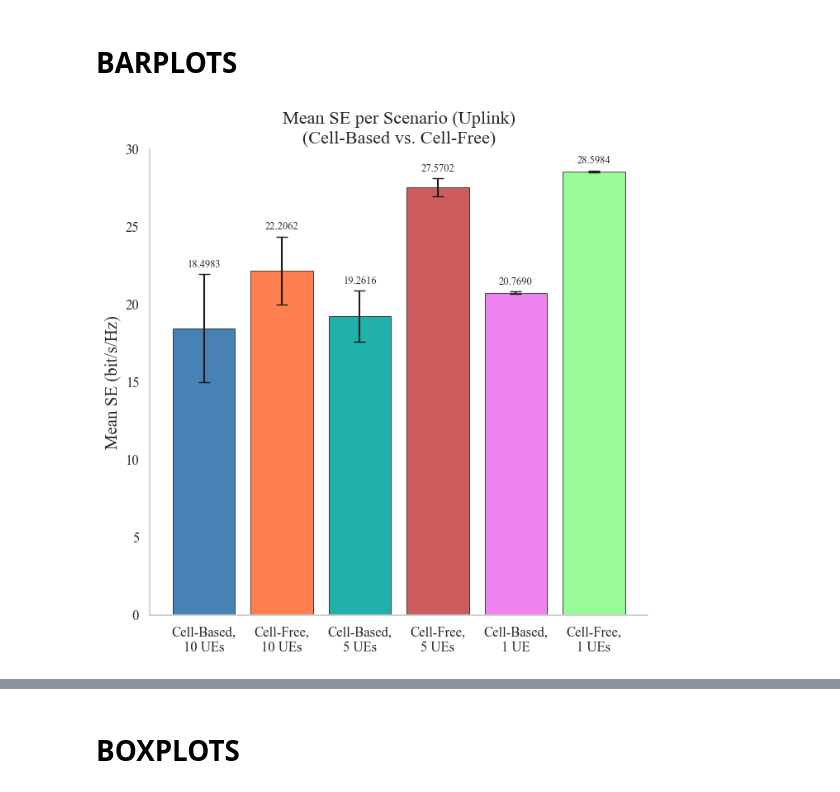
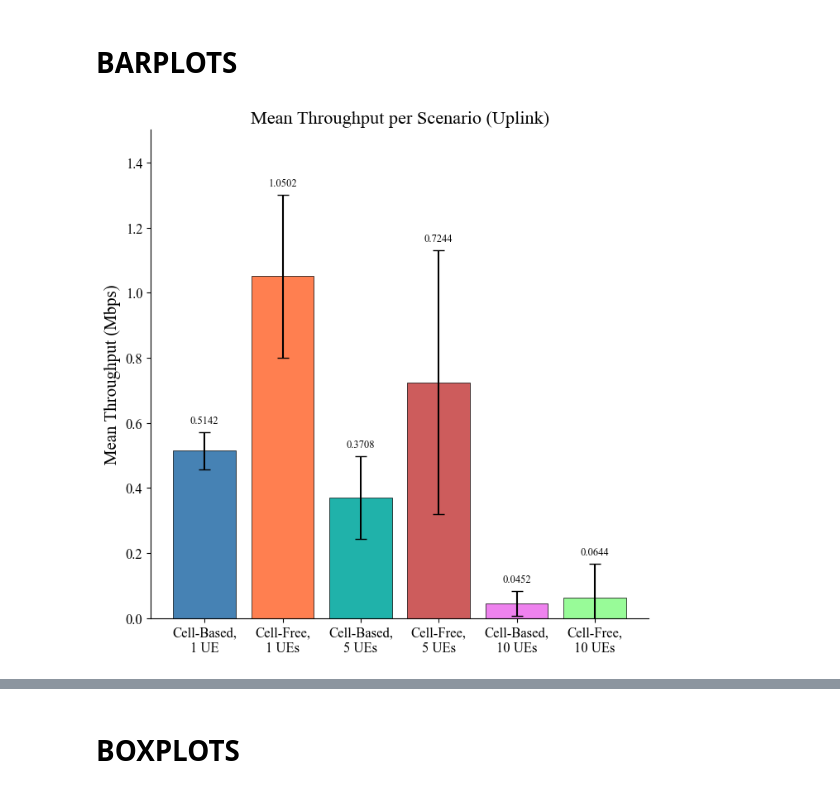
Before and after one commit to Surpr1se0/OAI-tests, a Jupyter notebook: mac-throughput-latency/scripts/final.ipynb, the cells around one changed output, grey strips where cells are left out. Saved outputs shown, nothing was run; the diff lists cells and outputs as text; code cells hidden in the pictures.

```diff
--- a/mac-throughput-latency/scripts/final.ipynb
+++ b/mac-throughput-latency/scripts/final.ipynb
@@ -83,7 +97,7 @@ Name: Mean_UL_SE_bit_per_s_Hz, dtype: float64
 # %%
 df_cb_5 = pd.read_csv(cb_5x)
-df_cf_5_aggr = pd.read_csv(cf_5x_aggr)
+df_cf_5 = pd.read_csv(cf_5x)
 
-print(df_cb_5["Mean_UL_SE_bit_per_s_Hz"].describe())
-print(df_cf_5_aggr["Mean_UL_SE_bit_per_s_Hz"].describe())
+print(df_cb_5["Mean_Throughput"].describe())
+print(df_cf_5["Mean_Throughput"].describe())
 # %% [output]
@@ -108,7 +122,7 @@ Name: Mean_UL_SE_bit_per_s_Hz, dtype: float64
 # %%
 df_cb_10 = pd.read_csv(cb_10x)
-df_cf_10_aggr = pd.read_csv(cf_10x_aggr)
+df_cf_10 = pd.read_csv(cf_10x)
 
-print(df_cb_10["Mean_UL_SE_bit_per_s_Hz"].describe())
-print(df_cf_10_aggr["Mean_UL_SE_bit_per_s_Hz"].describe())
+print(df_cb_10["Mean_Throughput"].describe())
+print(df_cf_10["Mean_Throughput"].describe())
 # %% [output]
@@ -436,81 +147,75 @@ plt.show()
 # %% [markdown]
 # BARPLOTS
 # %%
+mean_se_total_1 = df_cb_10['Mean_Throughput'].mean()
+mean_se_total_2 = df_cb_5['Mean_Throughput'].mean()
+mean_se_total_3 = df_cb_1['Mean_Throughput'].mean()
+mean_se_total_41 = df_cf_10['Mean_Throughput'].mean()
+mean_se_total_51 = df_cf_5['Mean_Throughput'].mean()
+mean_se_total_61 = df_cf_1['Mean_Throughput'].mean()
 
+std_se_total_1 = df_cb_10['Mean_Throughput'].std()
+std_se_total_2 = df_cb_5['Mean_Throughput'].std()
+std_se_total_3 = df_cb_1['Mean_Throughput'].std()
+std_se_total_41 = df_cf_10['Mean_Throughput'].std()
+std_se_total_51 = df_cf_5['Mean_Throughput'].std()
+std_se_total_61 = df_cf_1['Mean_Throughput'].std()
 
-# Médias
-mean_se_total_1 = df_cb_10['Mean_UL_SE_bit_per_s_Hz'].mean()
-mean_se_total_2 = df_cb_5['Mean_UL_SE_bit_per_s_Hz'].mean()
-mean_se_total_3 = df_cb_1['Mean_UL_SE_bit_per_s_Hz'].mean()
-mean_se_total_41 = df_cf_10_aggr['Mean_UL_SE_bit_per_s_Hz'].mean()
-mean_se_total_51 = df_cf_5_aggr['Mean_UL_SE_bit_per_s_Hz'].mean()
-mean_se_total_61 = df_cf_1_aggr['Mean_UL_SE_bit_per_s_Hz'].mean()
-
-# Desvios padrão
-std_se_total_1 = df_cb_10['Mean_UL_SE_bit_per_s_Hz'].std()
-std_se_total_2 = df_cb_5['Mean_UL_SE_bit_per_s_Hz'].std()
-std_se_total_3 = df_cb_1['Mean_UL_SE_bit_per_s_Hz'].std()
-std_se_total_41 = df_cf_10_aggr['Mean_UL_SE_bit_per_s_Hz'].std()
-std_se_total_51 = df_cf_5_aggr['Mean_UL_SE_bit_per_s_Hz'].std()
-std_se_total_61 = df_cf_1_aggr['Mean_UL_SE_bit_per_s_Hz'].std()
-
-# Lista de valores
 mean_values = [
-    mean_se_total_1,
-    mean_se_total_41,
+    mean_se_total_3,
+    mean_se_total_61,
     mean_se_total_2,
     mean_se_total_51,
-    mean_se_total_3,
-    mean_se_total_61
+    mean_se_total_1,
+    mean_se_total_41
 ]
 
 std_values = [
-    std_se_total_1,
-    std_se_total_41,
+    std_se_total_3,
+    std_se_total_61,
     std_se_total_2,
     std_se_total_51,
-    std_se_total_3,
-    std_se_total_61
+    std_se_total_1,
+    std_se_total_41
 ]
 
 labels = [
+    "Cell-Based,\n1 UE",
+    "Cell-Free,\n1 UEs",
+    "Cell-Based,\n5 UEs",
+    "Cell-Free,\n5 UEs",
     "Cell-Based,\n10 UEs",
     "Cell-Free,\n10 UEs",
-    "Cell-Based,\n5 UEs",
-    "Cell-Free,\n5 UEs",
-    "Cell-Based,\n1 UE",
-    "Cell-Free,\n1 UEs",
 ]
 
 colors = ["steelblue",
           "coral",
           "lightseagreen",
           "indianred",
           "violet",
           "palegreen",
 ]
 
 plt.figure(figsize=(7, 7))
 bars = plt.bar(labels, mean_values, color=colors, yerr=std_values, capsize=5,
                edgecolor="black", linewidth=0.5)
-plt.title("Mean SE per Scenario (Uplink)\n(Cell-Based vs. Cell-Free)")
-plt.ylabel("Mean SE (bit/s/Hz)")
-plt.ylim(0, 30)
+plt.title("Mean Throughput per Scenario (Uplink)")
+plt.ylabel("Mean Throughput (Mbps)")
+plt.ylim(0, 1.5)
 ax = plt.gca()
 ax.spines['top'].set_visible(False)
 ax.spines['right'].set_visible(False)
 plt.grid(axis='y')
 plt.grid(False)
 
-# Medium values on top of the bars
 for i, bar in enumerate(bars):
     yval = bar.get_height()
-    plt.text(bar.get_x() + bar.get_width()/2, yval + std_values[i] + 0.3,
+    plt.text(bar.get_x() + bar.get_width()/2, yval + std_values[i] + 0.02,
              f"{mean_values[i]:.4f}", ha='center', va='bottom', fontsize=9)
 
 plt.tight_layout()
-plt.savefig("figs/mean_se_uplink_cb_cf_aggr.pdf", dpi=300, bbox_inches="tight")
+plt.savefig("figs/barplot_throughput_per_scenario.pdf", dpi=300, bbox_inches="tight")
 plt.show()
 # %% [output]
-[figure, old version]
+[figure, new version]
 # %%
```
Also changed, not shown: parts of 22 cells of this notebook.
